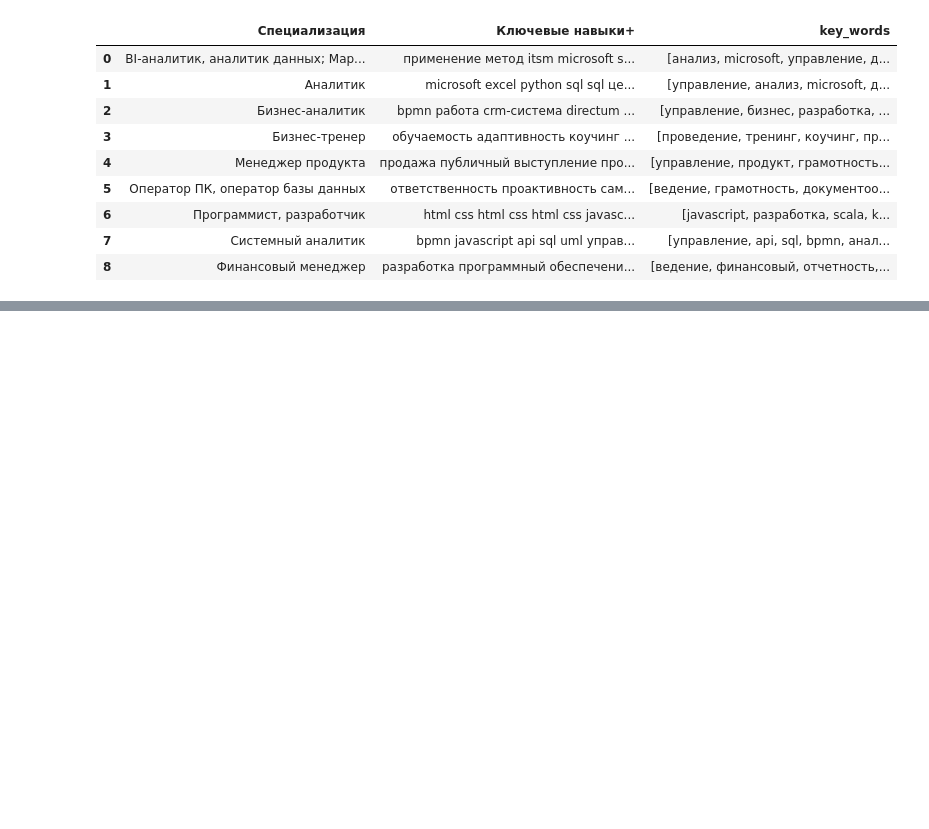
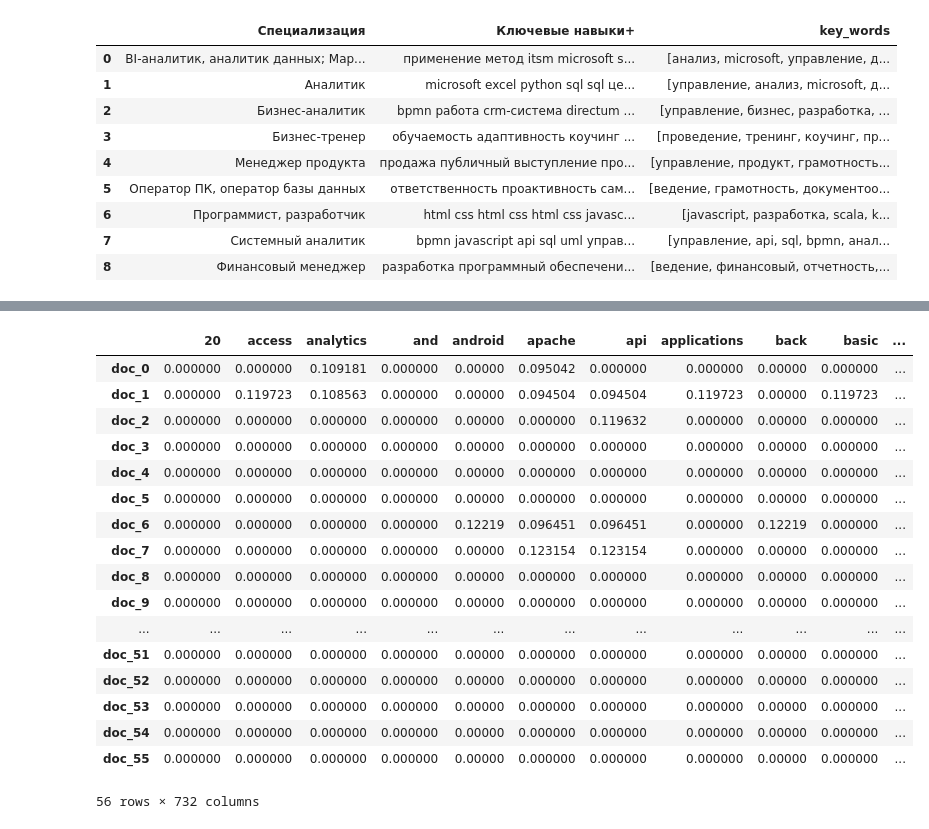
Before and after one commit to dwrkin/nlp_competence, a Jupyter notebook: NLP.ipynb, the cells around one changed output, grey strips where cells are left out. Saved outputs shown, nothing was run; the diff lists cells and outputs as text; code cells hidden in the pictures; blank space fills up the shorter version.

```diff
--- a/NLP.ipynb
+++ b/NLP.ipynb
@@ -282,3 +282,8 @@ df_rn
 | 8 | Финансовый менеджер | разработка программный обеспечени... | [ведение, финансовый, отчетность,... |
 # %%
 df_rn.to_excel(r'RPD_output\dataset_res3.xlsx')
+# %%
+list_output_rn_1 = []
+for elem in list_output_rn:
+    list_output_rn_1.append(" ".join(elem))
+list_output_rn_1, len(list_output_rn_1)
@@ -284,0 +321,3 @@ df_rn.to_excel(r'RPD_output\dataset_res3.xlsx')
+# %%
+list_one = list_output_rn_1
+list_two = list_output3
@@ -284,0 +346,25 @@ df_rn.to_excel(r'RPD_output\dataset_res3.xlsx')
+# %%
+tfidf_vect_final = TfidfVectorizer()
+tfidf_matrix_final = tfidf_vect_final.fit_transform(list_one)
+feature_names_final = tfidf_vect_final.get_feature_names_out()
+cosine_similarity_matrix_final  = cosine_similarity(tfidf_matrix_final)
+create_dataframe(tfidf_matrix_final.toarray(), feature_names_final)
+# %% [output]
+|  | 20 | access | analytics | and | android | apache | api | applications | back | basic | ... |
+| doc_0 | 0.000000 | 0.000000 | 0.109181 | 0.000000 | 0.00000 | 0.095042 | 0.000000 | 0.000000 | 0.00000 | 0.000000 | ... |
+| doc_1 | 0.000000 | 0.119723 | 0.108563 | 0.000000 | 0.00000 | 0.094504 | 0.094504 | 0.119723 | 0.00000 | 0.119723 | ... |
+| doc_2 | 0.000000 | 0.000000 | 0.000000 | 0.000000 | 0.00000 | 0.000000 | 0.119632 | 0.000000 | 0.00000 | 0.000000 | ... |
+| doc_3 | 0.000000 | 0.000000 | 0.000000 | 0.000000 | 0.00000 | 0.000000 | 0.000000 | 0.000000 | 0.00000 | 0.000000 | ... |
+| doc_4 | 0.000000 | 0.000000 | 0.000000 | 0.000000 | 0.00000 | 0.000000 | 0.000000 | 0.000000 | 0.00000 | 0.000000 | ... |
+| doc_5 | 0.000000 | 0.000000 | 0.000000 | 0.000000 | 0.00000 | 0.000000 | 0.000000 | 0.000000 | 0.00000 | 0.000000 | ... |
+| doc_6 | 0.000000 | 0.000000 | 0.000000 | 0.000000 | 0.12219 | 0.096451 | 0.096451 | 0.000000 | 0.12219 | 0.000000 | ... |
+| doc_7 | 0.000000 | 0.000000 | 0.000000 | 0.000000 | 0.00000 | 0.123154 | 0.123154 | 0.000000 | 0.00000 | 0.000000 | ... |
+| doc_8 | 0.000000 | 0.000000 | 0.000000 | 0.000000 | 0.00000 | 0.000000 | 0.000000 | 0.000000 | 0.00000 | 0.000000 | ... |
+| doc_9 | 0.000000 | 0.000000 | 0.000000 | 0.000000 | 0.00000 | 0.000000 | 0.000000 | 0.000000 | 0.00000 | 0.000000 | ... |
+| ... | ... | ... | ... | ... | ... | ... | ... | ... | ... | ... | ... |
+| doc_51 | 0.000000 | 0.000000 | 0.000000 | 0.000000 | 0.00000 | 0.000000 | 0.000000 | 0.000000 | 0.00000 | 0.000000 | ... |
+| doc_52 | 0.000000 | 0.000000 | 0.000000 | 0.000000 | 0.00000 | 0.000000 | 0.000000 | 0.000000 | 0.00000 | 0.000000 | ... |
+| doc_53 | 0.000000 | 0.000000 | 0.000000 | 0.000000 | 0.00000 | 0.000000 | 0.000000 | 0.000000 | 0.00000 | 0.000000 | ... |
+| doc_54 | 0.000000 | 0.000000 | 0.000000 | 0.000000 | 0.00000 | 0.000000 | 0.000000 | 0.000000 | 0.00000 | 0.000000 | ... |
+| doc_55 | 0.000000 | 0.000000 | 0.000000 | 0.000000 | 0.00000 | 0.000000 | 0.000000 | 0.000000 | 0.00000 | 0.000000 | ... |
+56 rows × 732 columns
```
Also changed, not shown: parts of 8 cells of this notebook, 4 other files.
